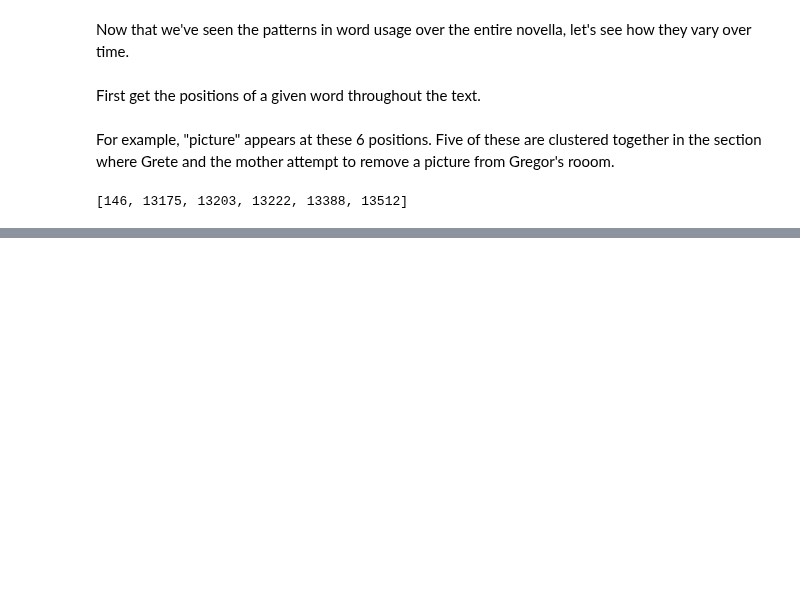
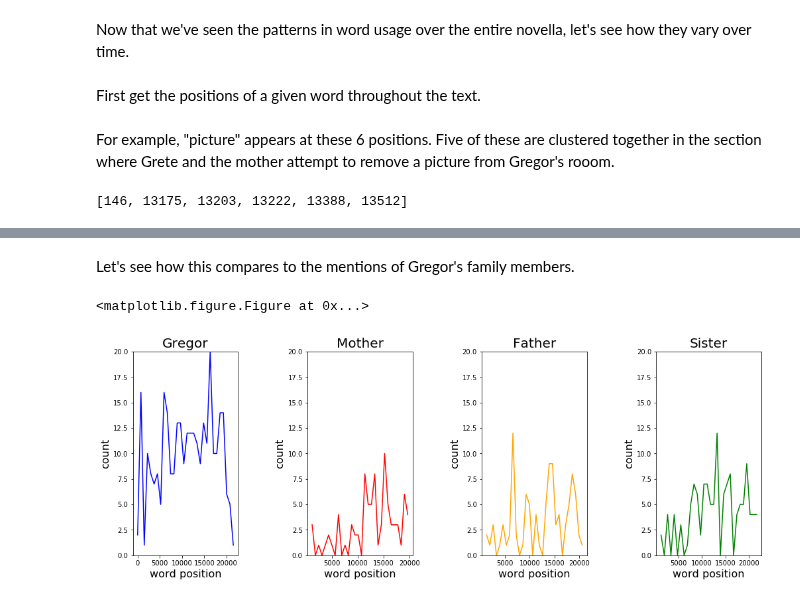
Before and after one commit to jennifernj/NLP-for-philosophy, a Jupyter notebook: Metamorphosis analysis.ipynb, the cells around one changed output, grey strips where cells are left out. Drawn from its saved outputs; the diff is of its cells as text; code cells hidden in the pictures; blank space fills up the shorter version.

```diff
--- a/Metamorphosis analysis.ipynb
+++ b/Metamorphosis analysis.ipynb
@@ -168,0 +173,39 @@ plt.show()
+# %% [markdown]
+Let's see how this compares to the mentions of Gregor's family members.
+# %%
+gregor_indices = get_word_indices('Gregor')
+mother_indices = get_word_indices('mother')
+father_indices = get_word_indices('father')
+sister_indices = get_word_indices('sister') + get_word_indices('Grete')
+
+n_gregor, bins_gregor, _ = plt.hist(gregor_indices, bins=30)
+n_mother, bins_mother, _ = plt.hist(mother_indices, bins=30)
+n_father, bins_father, _ = plt.hist(father_indices, bins=30)
+n_sister, bins_sister, _ = plt.hist(sister_indices, bins=30)
+
+plt.clf()
+
+fig, ax = plt.subplots(nrows=1, ncols=4)
+
+fig.tight_layout()
+fig.set_figheight(5)
+fig.set_figwidth(15)
+
+ax[0].plot(bins_gregor[:-1], n_gregor, label="Gregor", color='blue');
+ax[1].plot(bins_mother[:-1], n_mother, label='Mother', color='red');
+ax[2].plot(bins_father[:-1], n_father, label='Father', color='orange');
+ax[3].plot(bins_sister[:-1], n_sister, label='Sister', color='green');
+
+chars = ['Gregor', 'Mother', 'Father', 'Sister']
+
+for i in range(len(ax)):
+    ax_i = ax[i]
+    ax[i].set_title(chars[i], fontsize=20)
+    ax[i].set_ylim([0, 20])
+    ax[i].set_ylabel('count', fontsize=16)
+    ax[i].set_xlabel('word position', fontsize=16)
+
+plt.show()
+# %% [output]
+<matplotlib.figure.Figure at 0x...>
+[figure, added]
```
Also changed, not shown: parts of 2 cells of this notebook.
